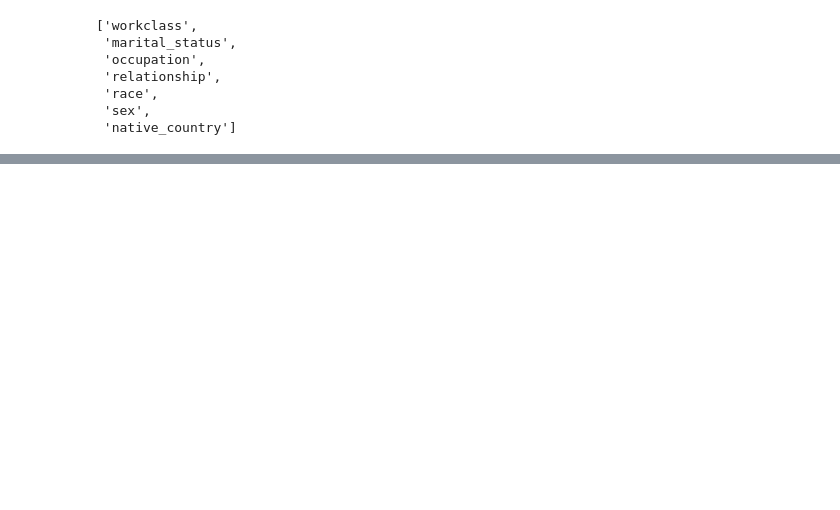
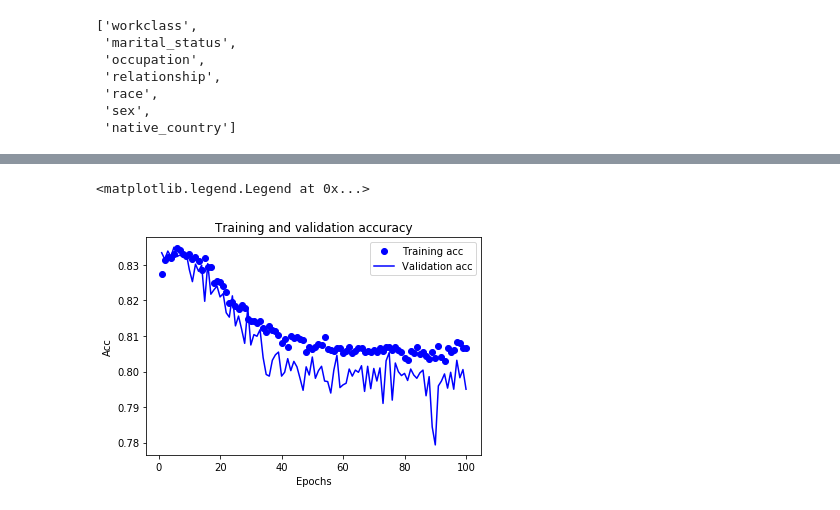
Before and after one commit to pingdixiaoguai/adult-income-prediction, a Jupyter notebook: ann_without_exctraction.ipynb, the cells around one changed output, grey strips where cells are left out. Drawn from its saved outputs; the diff is of its cells as text; code cells hidden in the pictures; blank space fills up the shorter version.

```diff
--- a/ann_without_exctraction.ipynb
+++ b/ann_without_exctraction.ipynb
@@ -212,11 +207,11 @@ def build_model():
     在此定义一个神经网络模型
     """
     model = models.Sequential()
-    model.add(layers.Dense(units=40, activation='relu', input_dim=80))
+    model.add(layers.Dense(units=40, activation='relu', input_dim=84))
     model.add((layers.Dense(units=20, activation='relu')))
     model.add((layers.Dense(units=10, activation='relu')))
     model.add((layers.Dense(units=1, activation='relu')))
-    model.compile(optimizer='adam',
+    model.compile(optimizer='Adadelta',
                   loss='binary_crossentropy',
                   metrics=['accuracy'])
     return model
@@ -261,14 +261,17 @@ plt.legend()
 # %%
 plt.clf()
-acc_values = history_dict['acc']
-val_acc_values = history_dict['val_acc']
+acc_values = history_dict['accuracy']
+val_acc_values = history_dict['val_accuracy']
 
 plt.plot(epochs,acc_values,'bo',label='Training acc')
 plt.plot(epochs,val_acc_values,'b',label='Validation acc')
 plt.title('Training and validation accuracy')
 plt.xlabel('Epochs')
 plt.ylabel('Acc')
 plt.legend()
+# %% [output]
+<matplotlib.legend.Legend at 0x...>
+[figure, added]
 # %%
 # confusion_matrix
 y_pred = model.predict_classes(x_test)
```
Also changed, not shown: parts of 21 cells of this notebook, 1 other file.
